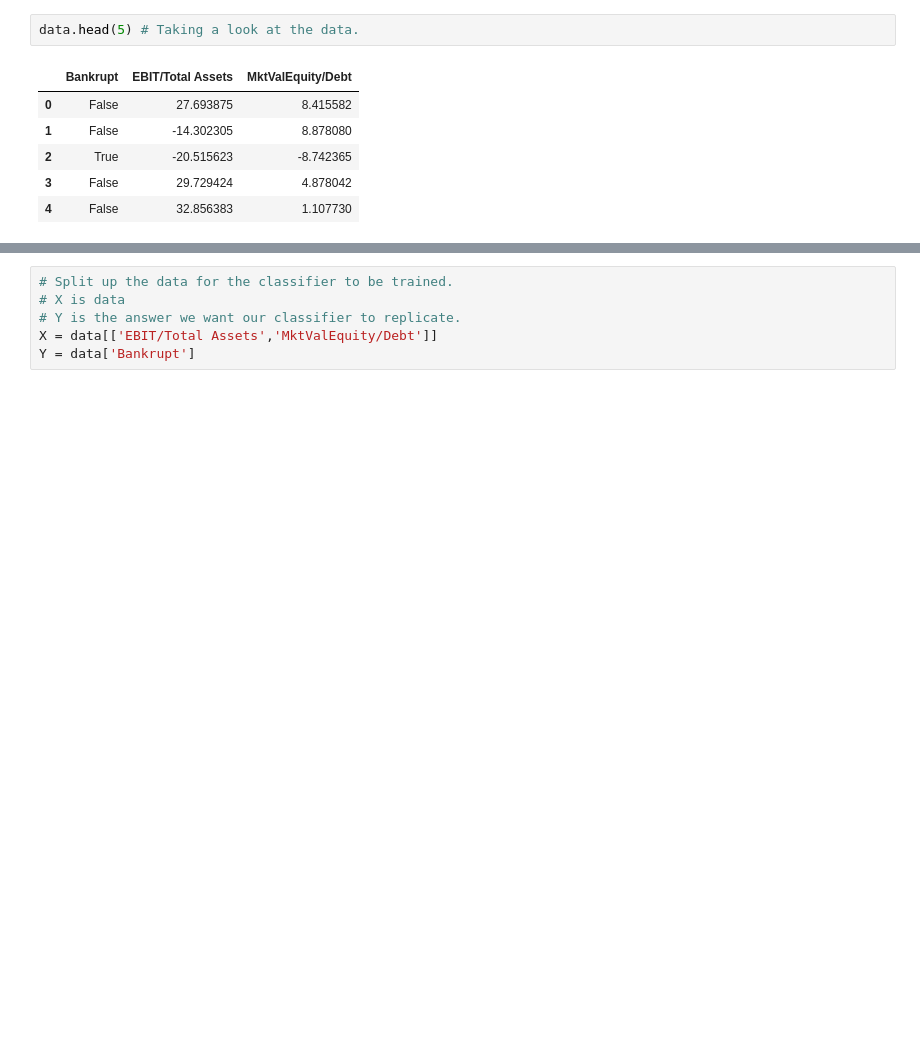
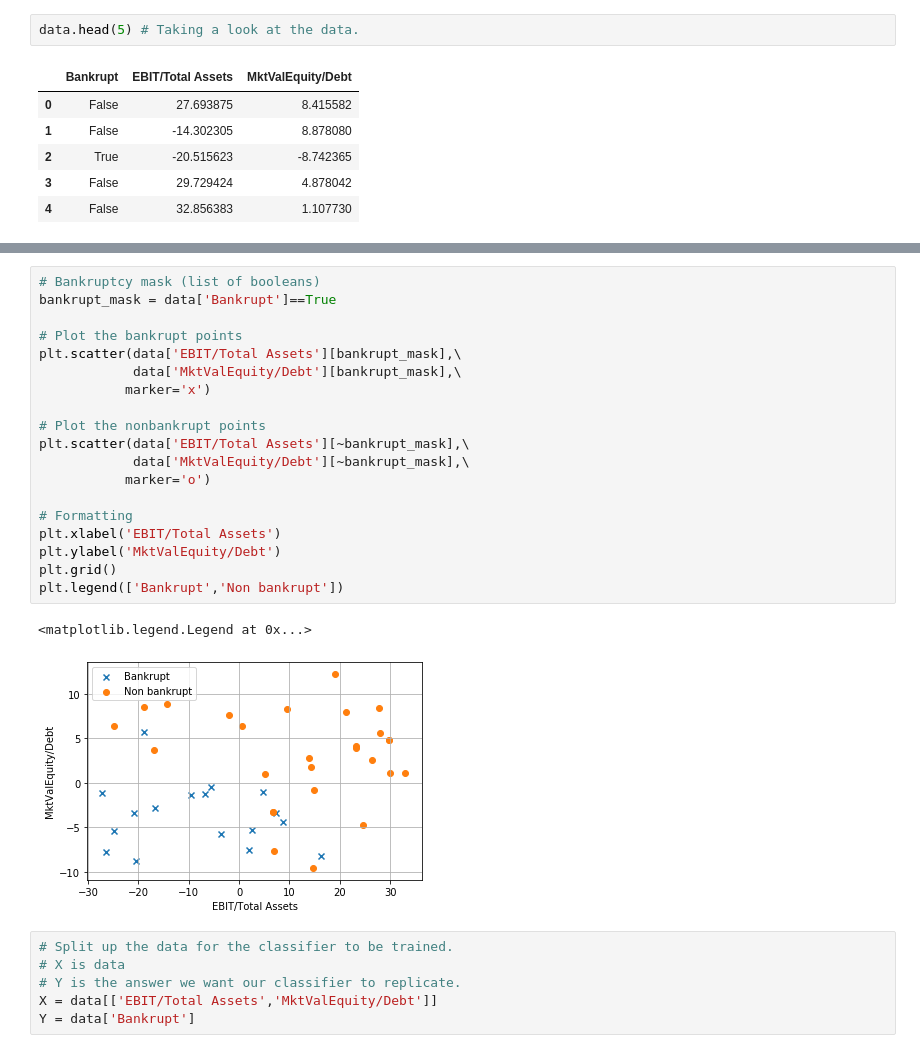
Before and after one commit to Damonlee92/Build_Your_Own_AI_Investor, a Jupyter notebook: Chapter_3_Machine_Learning_Intro/Chapter 3 - Exercise 7 - Decision Tree Classification Underfitting and Overfitting.ipynb, the cells around one changed output, grey strips where cells are left out. Cells and saved outputs as stored; diff of their text form; blank space fills up the shorter version.

```diff
--- a/Chapter_3_Machine_Learning_Intro/Chapter 3 - Exercise 7 - Decision Tree Classification Underfitting and Overfitting.ipynb
+++ b/Chapter_3_Machine_Learning_Intro/Chapter 3 - Exercise 7 - Decision Tree Classification Underfitting and Overfitting.ipynb
@@ -21,5 +23,27 @@ data.plot.scatter(x='EBIT/Total Assets', y='MktValEquity/Debt', c = colours, gri
 # %% [output]
 [figure]
+# %%
+# Bankruptcy mask (list of booleans)
+bankrupt_mask = data['Bankrupt']==True
+
+# Plot the bankrupt points
+plt.scatter(data['EBIT/Total Assets'][bankrupt_mask],\
+            data['MktValEquity/Debt'][bankrupt_mask],\
+           marker='x')
+
+# Plot the nonbankrupt points
+plt.scatter(data['EBIT/Total Assets'][~bankrupt_mask],\
+            data['MktValEquity/Debt'][~bankrupt_mask],\
+           marker='o')
+
+# Formatting
+plt.xlabel('EBIT/Total Assets')
+plt.ylabel('MktValEquity/Debt')
+plt.grid()
+plt.legend(['Bankrupt','Non bankrupt'])
+# %% [output]
+<matplotlib.legend.Legend at 0x...>
+[figure, added]
 # %%
 # Split up the data for the classifier to be trained.
 # X is data
```
Also changed, not shown: parts of 3 cells of this notebook, 4 other files.
